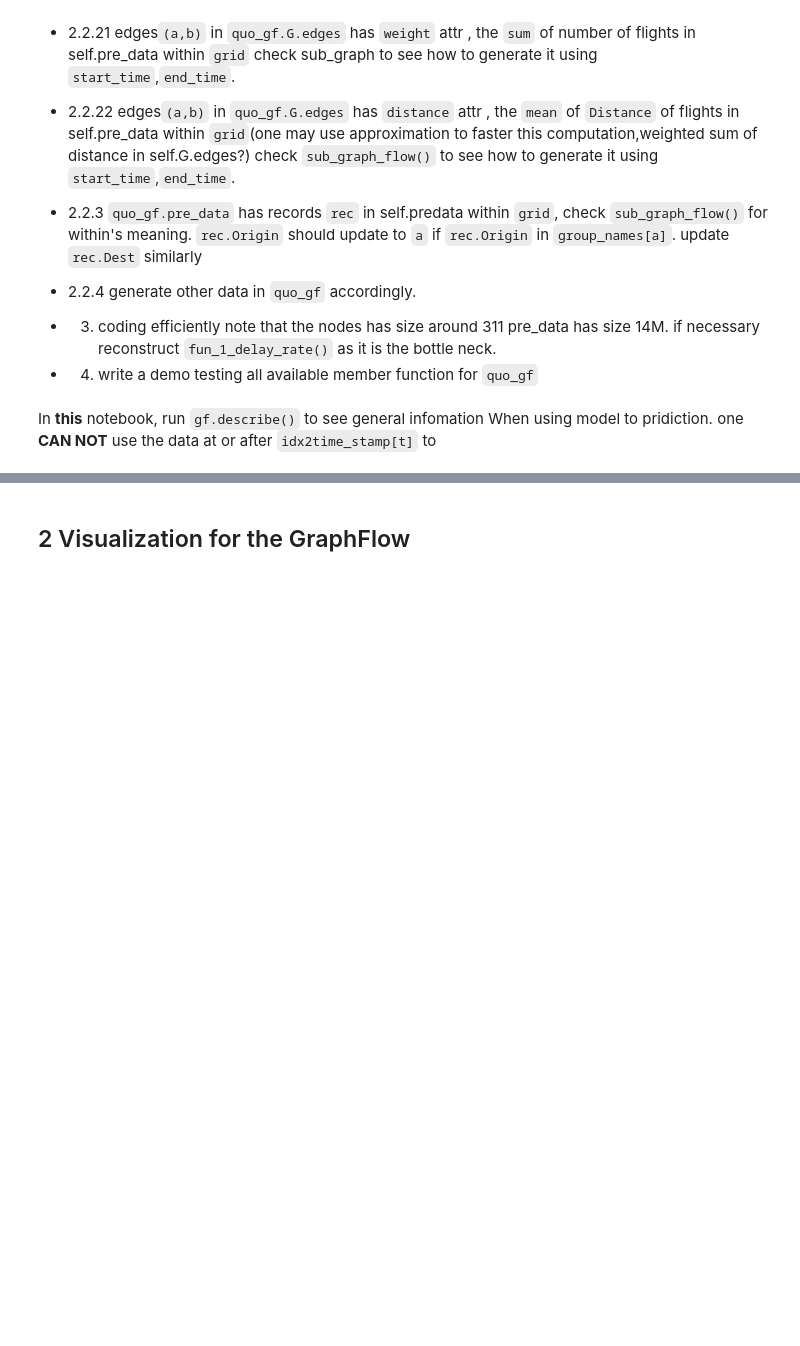
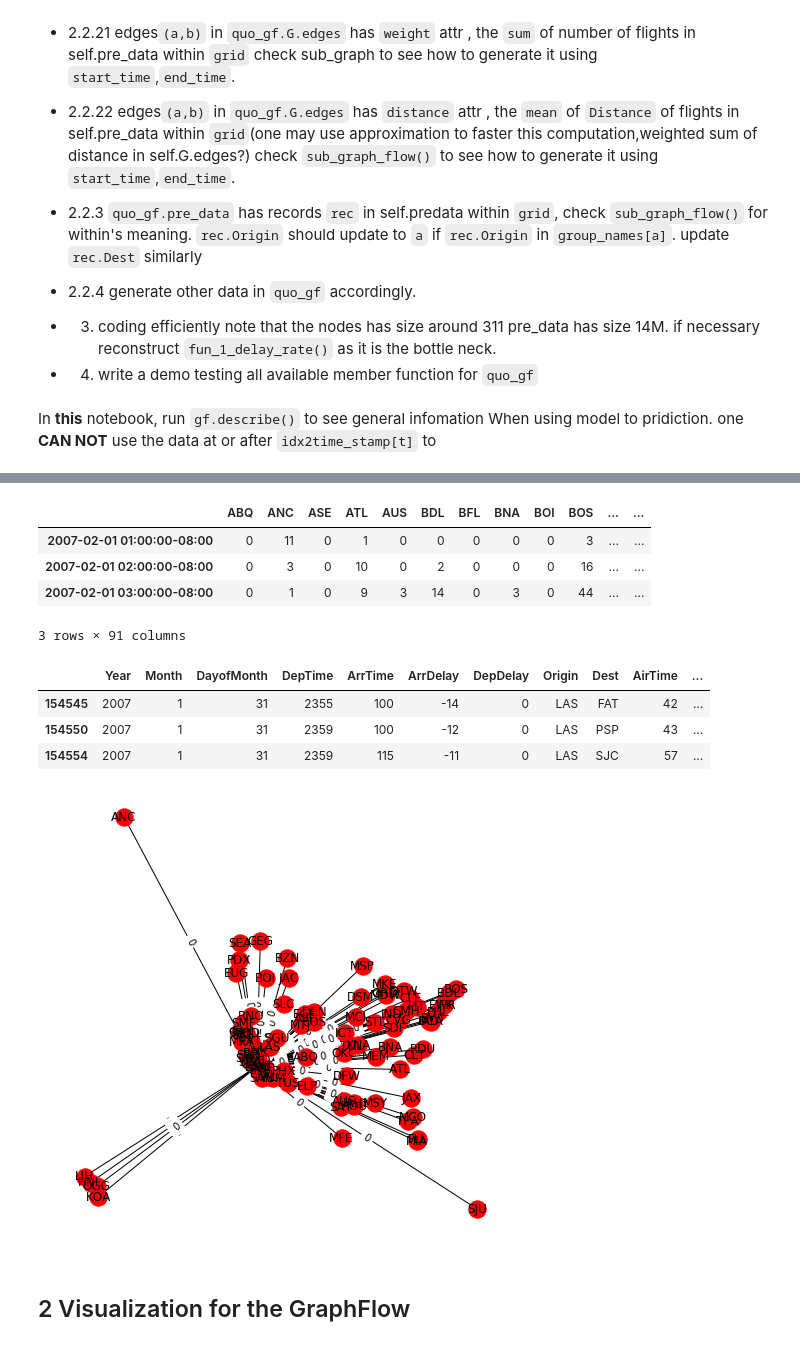
Before and after one commit to hesihui/AirportsDelayModel, a Jupyter notebook: ReadMe.ipynb, the cells around one changed output, grey strips where cells are left out. Cells and saved outputs as stored; diff of their text form; code cells hidden in the pictures; blank space fills up the shorter version.

```diff
--- a/ReadMe.ipynb
+++ b/ReadMe.ipynb
@@ -499,0 +748,4 @@ All data frame has shape: (673, 311)
+# %%
+sub_gf.describe()
+sub_gf.draw_network_attr(with_pos = True)# with bug
+# %% [output]
@@ -500,3 +756,13 @@ All data frame has shape: (673, 311)
+|  | ABQ | ANC | ASE | ATL | AUS | BDL | BFL | BNA | BOI | BOS | ... | ... |
+| 2007-02-01 01:00:00-08:00 | 0 | 11 | 0 | 1 | 0 | 0 | 0 | 0 | 0 | 3 | ... | ... |
+| 2007-02-01 02:00:00-08:00 | 0 | 3 | 0 | 10 | 0 | 2 | 0 | 0 | 0 | 16 | ... | ... |
+| 2007-02-01 03:00:00-08:00 | 0 | 1 | 0 | 9 | 3 | 14 | 0 | 3 | 0 | 44 | ... | ... |
+3 rows × 91 columns
+|  | Year | Month | DayofMonth | DepTime | ArrTime | ArrDelay | DepDelay | Origin | Dest | AirTime | ... |
+| 154545 | 2007 | 1 | 31 | 2355 | 100 | -14 | 0 | LAS | FAT | 42 | ... |
+| 154550 | 2007 | 1 | 31 | 2359 | 100 | -12 | 0 | LAS | PSP | 43 | ... |
+| 154554 | 2007 | 1 | 31 | 2359 | 115 | -11 | 0 | LAS | SJC | 57 | ... |
+[figure, added]
 # %% [markdown]
 ## 2 Visualization for the GraphFlow
 # %%
```
Also changed, not shown: parts of 10 cells of this notebook.
